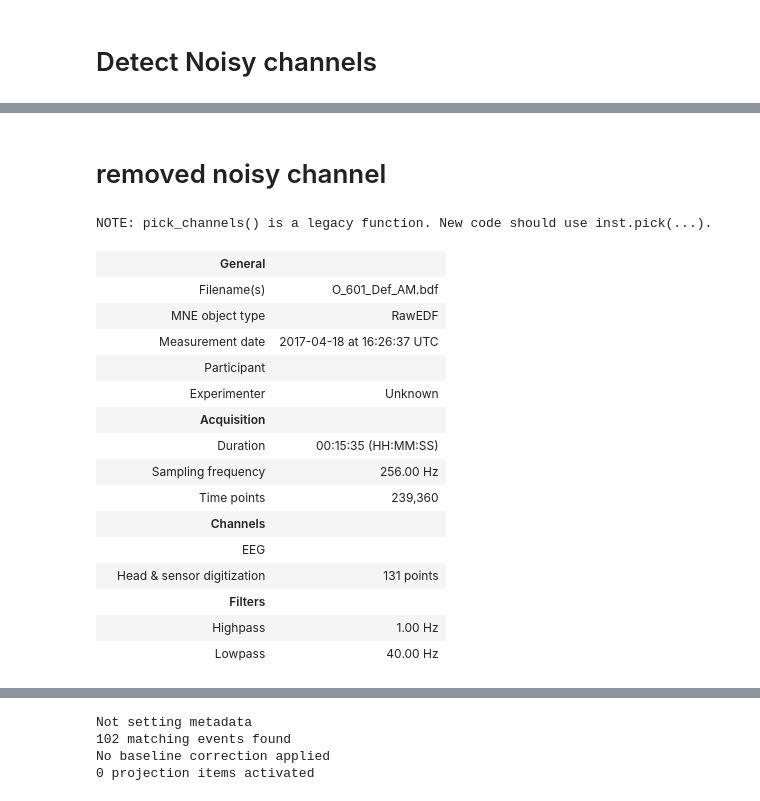
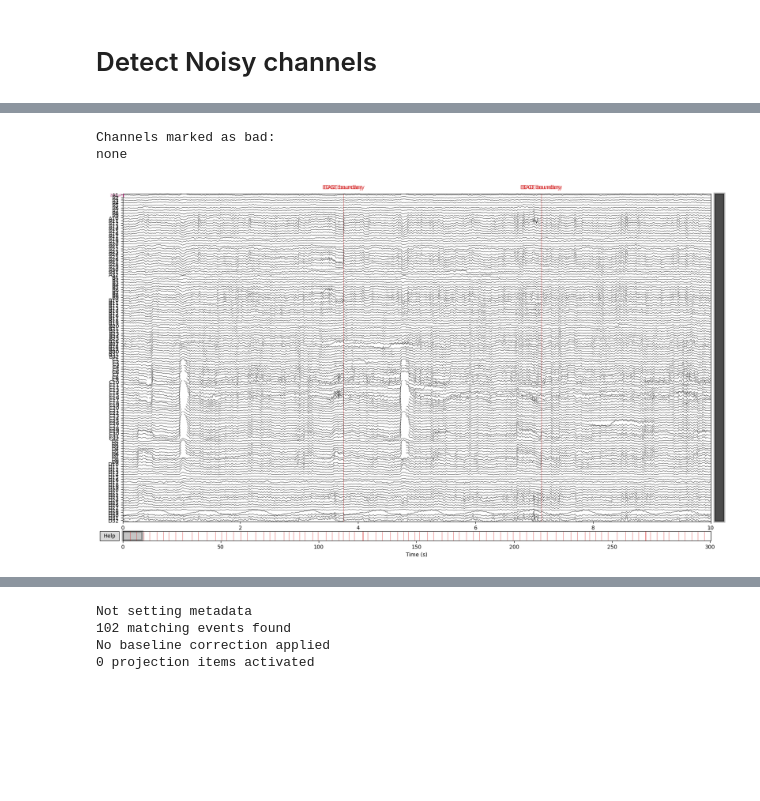
Before and after one commit to MohammadMMK/EEG-analysis-pipeline, a Jupyter notebook: notebooks/subject-preprocess/601.ipynb, the cells around one changed output, grey strips where cells are left out. Cells and saved outputs as stored; diff of their text form; code cells hidden in the pictures; blank space fills up the shorter version.

```diff
--- a/notebooks/subject-preprocess/601.ipynb
+++ b/notebooks/subject-preprocess/601.ipynb
@@ -101,3 +145,7 @@ Designing a one-pass, zero-phase, non-causal highpass filter:
 # %%
 %matplotlib qt
-raw.plot(use_opengl=True, block=True, n_channels=128, scalings=dict(eeg=10e-6), picks = 'eeg')
+new_raw.plot(use_opengl=True, block=True, n_channels=128, scalings=dict(eeg=10e-6), picks = 'eeg', duration = 10)
+# %% [output]
+Channels marked as bad:
+none
+[figure, added]
@@ -108,16 +151,0 @@ epochs.plot()
-# %% [markdown]
-# removed noisy channel
-# %%
-selected_bad = {'channel_names': ['D29', 'B27', 'A30'],
-                'reason': ['M_lowFreq', 'A_cor', 'A_cor'],}
-
-raw.info['bads'] += selected_bad['channel_names']
-# remove the selected bad channels from the raw data
-# Remove non-EEG channels from raw.info before creating the new Raw object
-eeg_picks = mne.pick_types(raw.info, eeg=True, exclude=[])
-eeg_ch_names = [raw.info['ch_names'][i] for i in eeg_picks]
-eeg_ch_names = [ch for ch in eeg_ch_names if ch not in selected_bad['channel_names']]
-# eeg_info = mne.create_info(ch_names=eeg_ch_names, sfreq=raw.info['sfreq'], ch_types='eeg')
-raw_clean = raw.copy().pick_channels(eeg_ch_names)
-# %% [output]
-NOTE: pick_channels() is a legacy function. New code should use inst.pick(...).
@@ -127,19 +151,0 @@ mne.export.export_raw(os.path.join(workspace_root, 'results', 'raw_clean.set'),
-# %%
-raw_clean.resample(256)
-# %% [output]
-|  | General |  |
-|  | Filename(s) | O_601_Def_AM.bdf |
-|  | MNE object type | RawEDF |
-|  | Measurement date | 2017-04-18 at 16:26:37 UTC |
-|  | Participant |  |
-|  | Experimenter | Unknown |
-|  | Acquisition |  |
-|  | Duration | 00:15:35 (HH:MM:SS) |
-|  | Sampling frequency | 256.00 Hz |
-|  | Time points | 239,360 |
-|  | Channels |  |
-|  | EEG |  |
-|  | Head & sensor digitization | 131 points |
-|  | Filters |  |
-|  | Highpass | 1.00 Hz |
-|  | Lowpass | 40.00 Hz |
```
Also changed, not shown: parts of 16 cells of this notebook, 5 other files.
